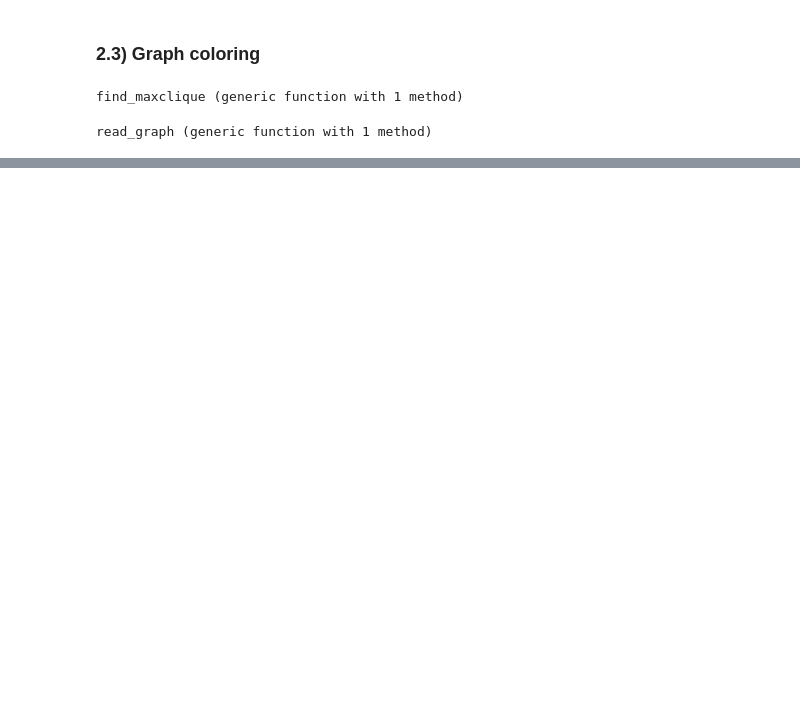
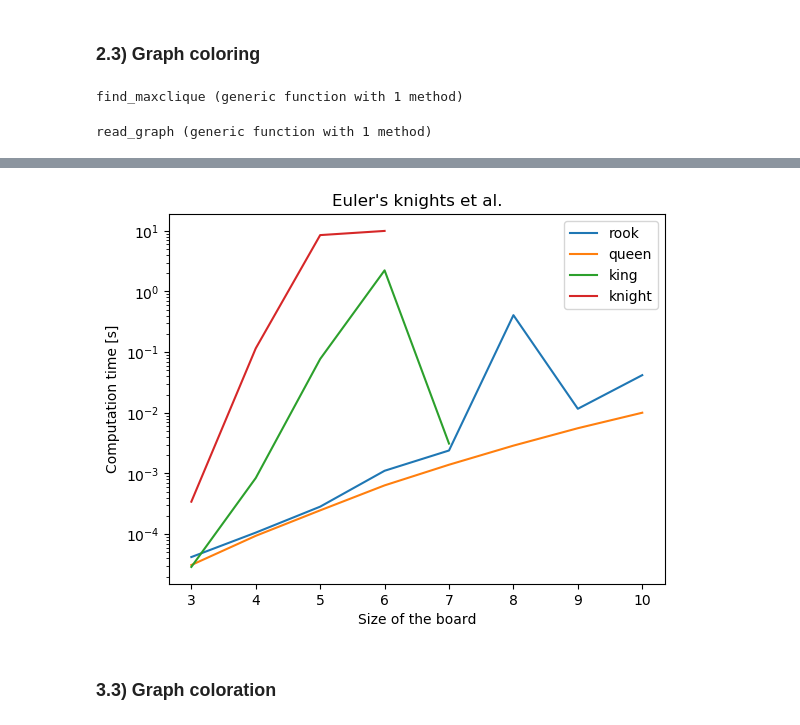
Before and after one commit to gdalle/CSP, a Jupyter notebook: CSP_light.ipynb, the cells around one changed output, grey strips where cells are left out. Drawn from its saved outputs; the diff is of its cells as text; code cells hidden in the pictures; blank space fills up the shorter version.

```diff
--- a/CSP_light.ipynb
+++ b/CSP_light.ipynb
@@ -725,0 +907,38 @@ set_backtracking_params(
+# %%
+sizes = Dict{String, Array{Int64, 1}}()
+times = Dict{String, Array{Float64, 1}}()
+
+for piece in ["rook", "queen", "king", "knight"]
+    sizes[piece] = Int64[]
+    times[piece] = Float64[]
+end
+
+@showprogress for N in collect(3:10)
+    for piece in ["rook", "queen", "king", "knight"]
+
+        tour = define_tour(N, piece)
+        set_params(tour, Dict("variable_selection"=>"domain_size_random"))
+        res = solve!(tour, 100.)
+        if res != nothing
+            s, i, n, t = res
+            push!(sizes[piece], N)
+            push!(times[piece], t)
+        end
+    end
+end
+# %%
+close()
+yscale("log")
+for piece in ["rook", "queen", "king", "knight"]
+    plot(sizes[piece], times[piece],
+        linestyle="-", label=piece)
+end
+legend()
+xlabel("Size of the board")
+ylabel("Computation time [s]")
+title("Euler's knights et al.")
+show()
+# %% [output]
+[figure, added]
+# %% [markdown]
+### 3.3) Graph coloration
```
Also changed, not shown: parts of 36 cells of this notebook, 1 other file.
